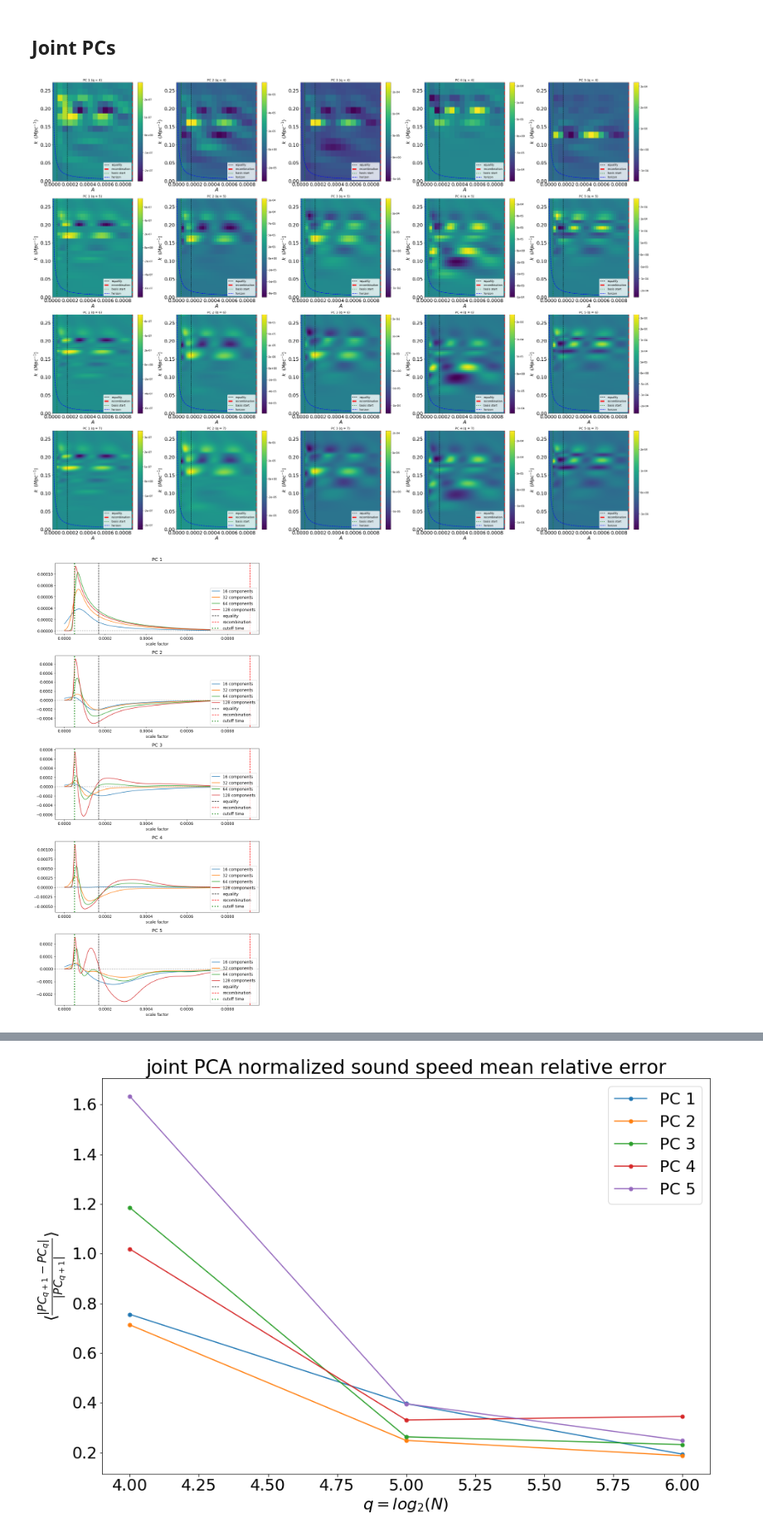
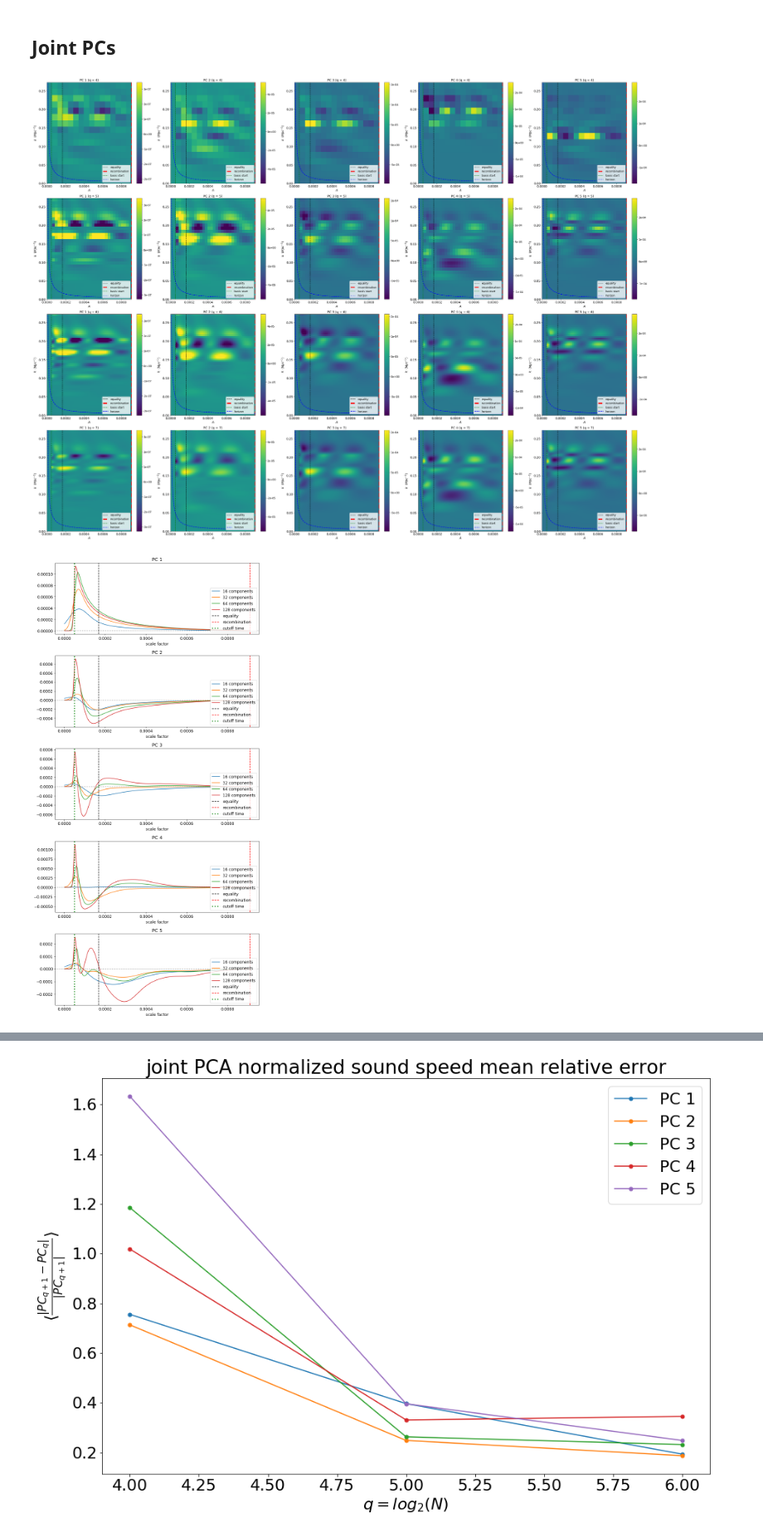
Before and after one commit to aifer4/gdm_pca, a Jupyter notebook: plotting.ipynb, the cells around one changed output, grey strips where cells are left out. Shown at 83% size. Saved outputs shown, nothing was run; the diff lists cells and outputs as text; code cells hidden in the pictures.

```diff
--- a/plotting.ipynb
+++ b/plotting.ipynb
@@ -109,6 +109,7 @@ plt.show()
 # %% [markdown]
 # Plot cs2-only PCs
 # %%
+plt.rcParams.update({'font.size': 14})
 # load PCs and SVs
 PC_q = np.array(
     [pickle.load(open("output/cs2-only/PC_q-"+str(q)+"_t-7.p", "rb")) for q in range(4,8)])
@@ -122,12 +123,17 @@ for i in range(4):
 
 fig, axs = plt.subplots(4, 5,figsize=(40,30))
 
+vmaxes = [0]*5
+vmins = [0]*5
+for n in range(5):
+    vmaxes[n]=np.max(PC_q[3,n,:,:].T/sqrt(SV_q[3,n]))
+    vmins[n]=np.min(PC_q[3,n,:,:].T/sqrt(SV_q[3,n]))
 
 for q in range(4):
     for n in range(5):
         ax = axs[q, n]
         p = ax.imshow(PC_q[q,n,:,:].T/sqrt(SV_q[q,n]),extent=[0,a_rec,0,K_Mpc[-1]],
-                  aspect='auto', origin='lower')
+                  aspect='auto', origin='lower', vmax=vmaxes[n], vmin=vmins[n])
         plt.colorbar(p,ax=ax,format='%.0e')
         #label axes
         ax.set_title("PC {} (q = {})".format(n+1,q+4))
@@ -155,7 +161,6 @@ def RRMSR(x1,x2):
     return rmse/rms2
 
 plt.figure(figsize=(15,10))
-plt.rcParams.update({'font.size': 22})
 plt.title('sound speed PC mean relative error')
 minval = 1.e-9
 cs2_err = np.zeros((3,5))
@@ -195,14 +200,22 @@ for i in range(4):
         wPC_q[i,j,:]*=np.sign(wPC_q[i,j,100])
         cs2PC_q[i,j,:,:]*=np.sign(np.sum(cs2PC_q[i,j,:,:]))
 
+vmaxes = [0]*5
+vmins = [0]*5
+for n in range(5):
+    vmaxes[n]=np.max(cs2PC_q[3,n,:,:].T/sqrt(SV_q[3,n]))
+    vmins[n]=np.min(cs2PC_q[3,n,:,:].T/sqrt(SV_q[3,n]))
+
+
 fig, axs = plt.subplots(4, 5,figsize=(40,30))
+
 
 plt.rcParams.update({'font.size': 12})
 for q in range(4):
     for n in range(5):
         ax = axs[q, n]
         p = ax.imshow(cs2PC_q[q,n,:,:].T/sqrt(SV_q[q,n]),extent=[0,a_rec,0,K_Mpc[-1]],
-                      aspect='auto', origin='lower')
+                      aspect='auto', origin='lower', vmax=vmaxes[n], vmin=vmins[n])
         plt.colorbar(p,ax=ax,format='%.0e')
         #label axes
         ax.set_title("PC {} (q = {})".format(n+1,q+4))
@@ -214,34 +227,34 @@ for q in range(4):
         ax.axvline(a_rec,color = 'red',linestyle='--',linewidth=5)
         ax.axvline(.00005,color = 'green',linestyle=':',linewidth=3)
         ax.plot(A[::2], k_horizon/4400, color='blue', linewidth=2, linestyle='--')
         ax.legend(['equality','recombination','basis start', 'horizon'], loc=4)
         ax.set_ylim(0,max(K_Mpc))
 plt.tight_layout()
 plt.savefig('plots/joint_cs2_PCs.pdf')
 plt.show()
 
 # plot the first 5 w PCs and save as pdf.
 plt.figure(figsize=(10,20))
 for n in range(5):
     plt.subplot(5,1,n+1)
     plt.gca().set_prop_cycle(None)
     plt.title('PC '+str(n+1))
     #plt.semilogx()
     plt.plot(A[::2],wPC_q[:,n].T/sqrt(SV_q[:,n]))
     plt.axvline(a_eq,color = 'black',linestyle='--')
     plt.axvline(a_rec,color = 'red',linestyle='--')
     plt.axvline(.00005,color = 'green',linestyle=':',linewidth=3)
     plt.axhline(0,color='gray',linestyle=':')
     plt.xlabel('scale factor')
     #plt.semilogx()
     leg =['16 components','32 components','64 components','128 components', 'equality', 'recombination', 'cutoff time']
     plt.legend(leg,loc=4)
     #plt.semilogx()
 plt.tight_layout()
 plt.savefig('plots/joint_w_PCs.pdf')
 plt.show()
 # %% [output]
-[figure, old version]
+[figure, new version]
 [figure]
 # %%
 plt.figure(figsize=(15,10))
```
Also changed, not shown: parts of 3 cells of this notebook, 9 other files.
